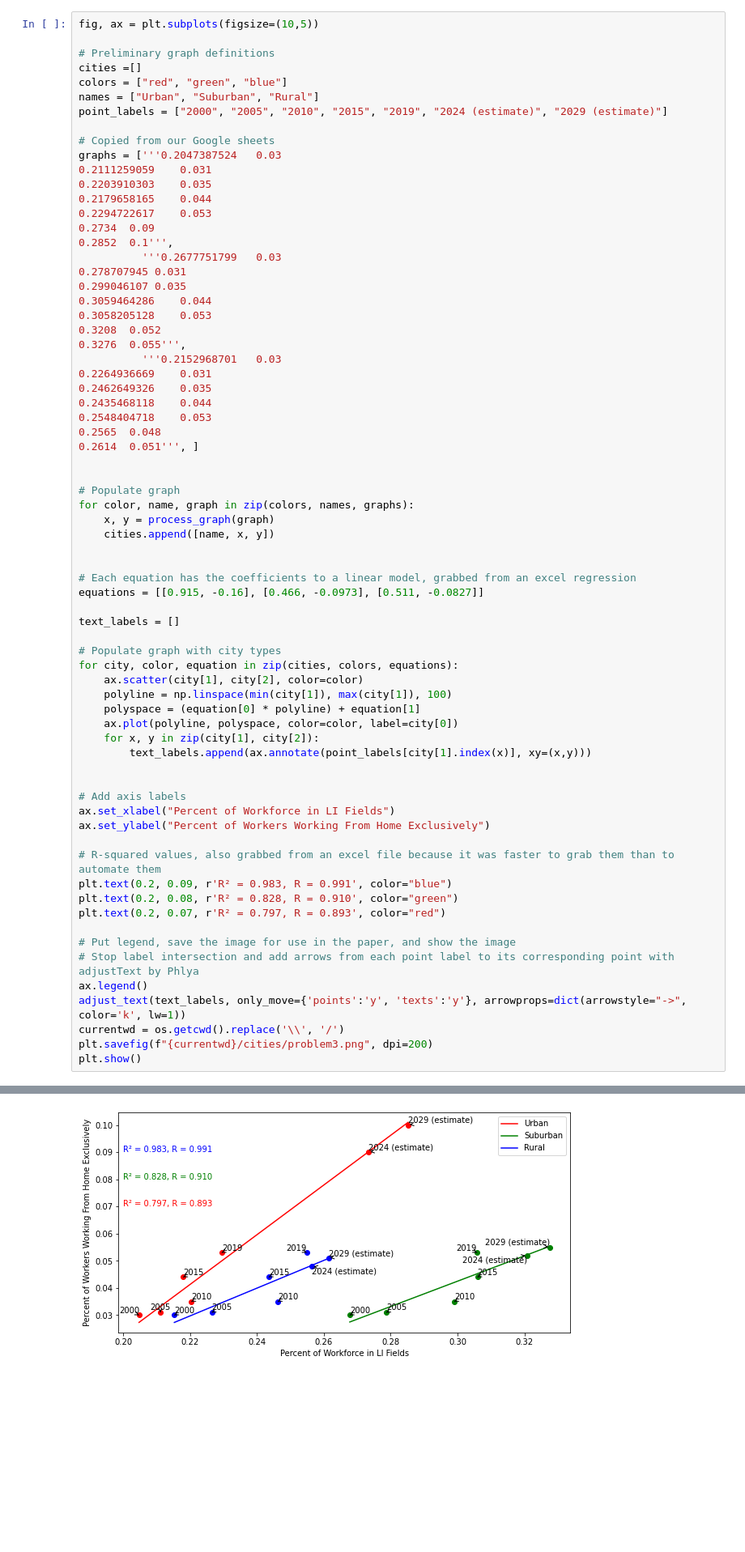
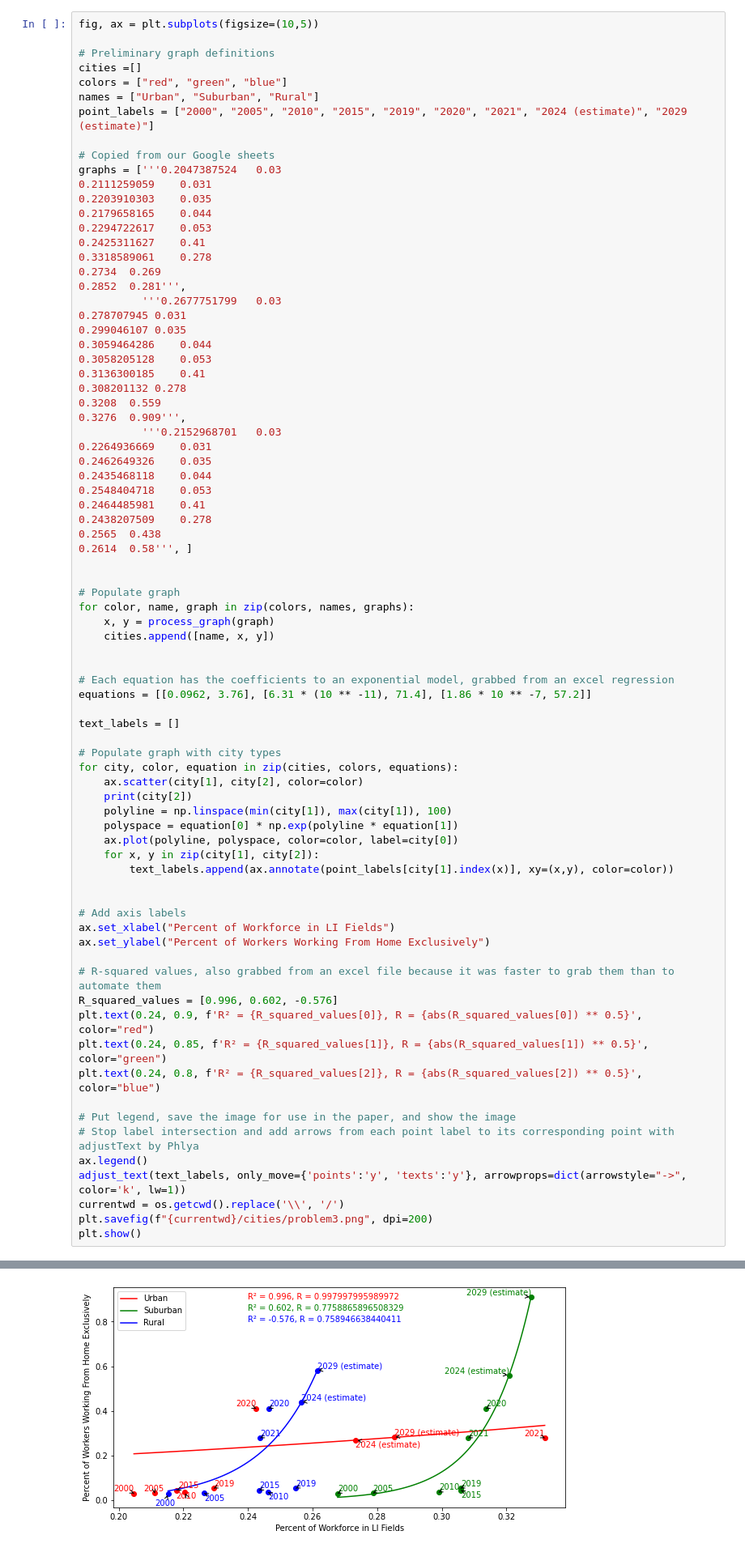
Before and after one commit to shavem/M3, a Jupyter notebook: p3.ipynb, the cells around one changed output, grey strips where cells are left out. Shown: that part at 81% size. Drawn from its saved outputs; the diff is of its cells as text; blank space fills up the shorter version.

Commit message:
made problem 3 exponential

```diff
--- a/p3.ipynb
+++ b/p3.ipynb
@@ -22,7 +22,7 @@ fig, ax = plt.subplots(figsize=(10,5))
 cities =[]
 colors = ["red", "green", "blue"]
 names = ["Urban", "Suburban", "Rural"]
-point_labels = ["2000", "2005", "2010", "2015", "2019", "2024 (estimate)", "2029 (estimate)"]
+point_labels = ["2000", "2005", "2010", "2015", "2019", "2020", "2021", "2024 (estimate)", "2029 (estimate)"]
 
 # Copied from our Google sheets
 graphs = ['''0.2047387524	0.03
@@ -30,22 +30,28 @@ graphs = ['''0.2047387524	0.03
 0.2203910303	0.035
 0.2179658165	0.044
 0.2294722617	0.053
-0.2734	0.09
-0.2852	0.1''',
+0.2425311627	0.41
+0.3318589061	0.278
+0.2734	0.269
+0.2852	0.281''',
           '''0.2677751799	0.03
 0.278707945	0.031
 0.299046107	0.035
 0.3059464286	0.044
 0.3058205128	0.053
-0.3208	0.052
-0.3276	0.055''',
+0.3136300185	0.41
+0.308201132	0.278
+0.3208	0.559
+0.3276	0.909''',
           '''0.2152968701	0.03
 0.2264936669	0.031
 0.2462649326	0.035
 0.2435468118	0.044
 0.2548404718	0.053
-0.2565	0.048
-0.2614	0.051''', ]
+0.2464485981	0.41
+0.2438207509	0.278
+0.2565	0.438
+0.2614	0.58''', ]
 
 
 # Populate graph
@@ -54,19 +60,20 @@ for color, name, graph in zip(colors, names, graphs):
     cities.append([name, x, y])
 
 
-# Each equation has the coefficients to a linear model, grabbed from an excel regression
-equations = [[0.915, -0.16], [0.466, -0.0973], [0.511, -0.0827]]
+# Each equation has the coefficients to an exponential model, grabbed from an excel regression
+equations = [[0.0962, 3.76], [6.31 * (10 ** -11), 71.4], [1.86 * 10 ** -7, 57.2]]
 
 text_labels = []
 
 # Populate graph with city types
 for city, color, equation in zip(cities, colors, equations):
     ax.scatter(city[1], city[2], color=color)
+    print(city[2])
     polyline = np.linspace(min(city[1]), max(city[1]), 100)
-    polyspace = (equation[0] * polyline) + equation[1]
+    polyspace = equation[0] * np.exp(polyline * equation[1])
     ax.plot(polyline, polyspace, color=color, label=city[0])
     for x, y in zip(city[1], city[2]):
-        text_labels.append(ax.annotate(point_labels[city[1].index(x)], xy=(x,y)))
+        text_labels.append(ax.annotate(point_labels[city[1].index(x)], xy=(x,y), color=color))
 
 
 # Add axis labels
@@ -74,9 +81,10 @@ ax.set_xlabel("Percent of Workforce in LI Fields")
 ax.set_ylabel("Percent of Workers Working From Home Exclusively")
 
 # R-squared values, also grabbed from an excel file because it was faster to grab them than to automate them
-plt.text(0.2, 0.09, r'R² = 0.983, R = 0.991', color="blue")
-plt.text(0.2, 0.08, r'R² = 0.828, R = 0.910', color="green")
-plt.text(0.2, 0.07, r'R² = 0.797, R = 0.893', color="red")
+R_squared_values = [0.996, 0.602, -0.576]
+plt.text(0.24, 0.9, f'R² = {R_squared_values[0]}, R = {abs(R_squared_values[0]) ** 0.5}', color="red")
+plt.text(0.24, 0.85, f'R² = {R_squared_values[1]}, R = {abs(R_squared_values[1]) ** 0.5}', color="green")
+plt.text(0.24, 0.8, f'R² = {R_squared_values[2]}, R = {abs(R_squared_values[2]) ** 0.5}', color="blue")
 
 # Put legend, save the image for use in the paper, and show the image
 # Stop label intersection and add arrows from each point label to its corresponding point with adjustText by Phlya
@@ -89 +100 @@ plt.show()
-[figure, old version]
+[figure, new version]
```
Also changed, not shown: parts of 1 cell of this notebook, 3 other files.
